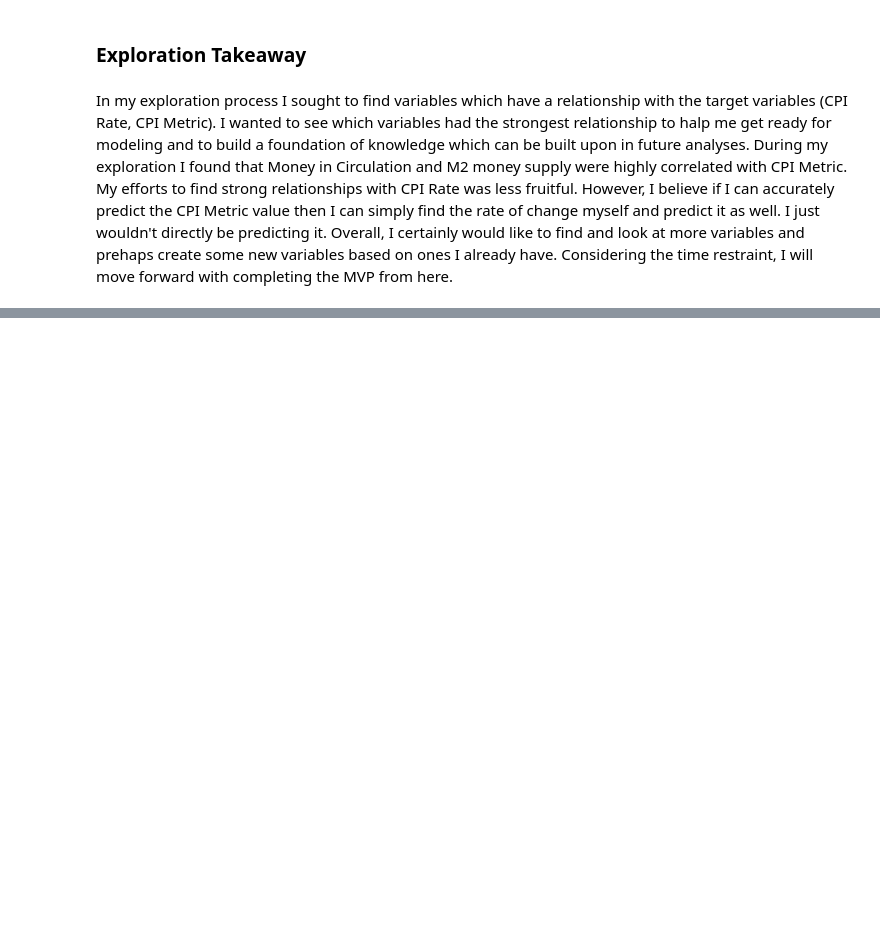
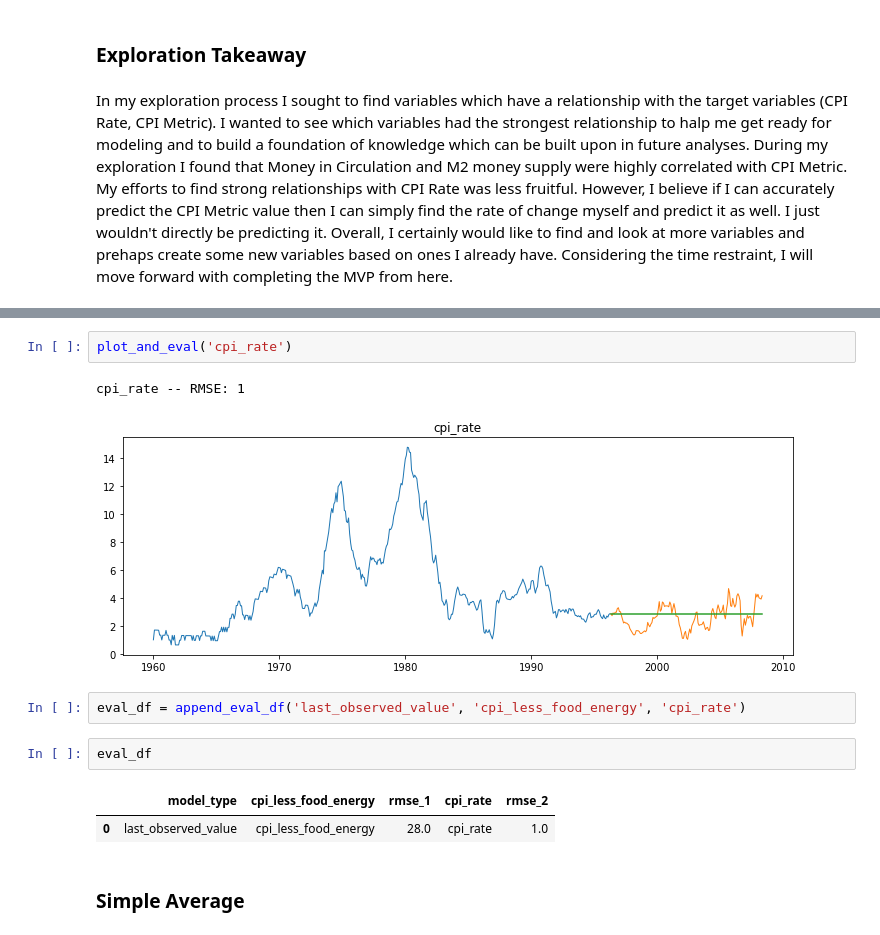
Before and after one commit to JeremyLagunas/individual_project_inflation, a Jupyter notebook: individual_project_working_notebook.ipynb, the cells around one changed output, grey strips where cells are left out. Saved outputs shown, nothing was run; the diff lists cells and outputs as text; blank space fills up the shorter version.

```diff
--- a/individual_project_working_notebook.ipynb
+++ b/individual_project_working_notebook.ipynb
@@ -612,0 +698,14 @@ In my exploration process I sought to find variables which have a relationship w
+# %%
+plot_and_eval('cpi_rate')
+# %% [output]
+cpi_rate -- RMSE: 1
+[figure, added]
+# %%
+eval_df = append_eval_df('last_observed_value', 'cpi_less_food_energy', 'cpi_rate')
+# %%
+eval_df
+# %% [output]
+|  | model_type | cpi_less_food_energy | rmse_1 | cpi_rate | rmse_2 |
+| 0 | last_observed_value | cpi_less_food_energy | 28.0 | cpi_rate | 1.0 |
+# %% [markdown]
+### Simple Average
```
Also changed, not shown: parts of 37 cells of this notebook.
